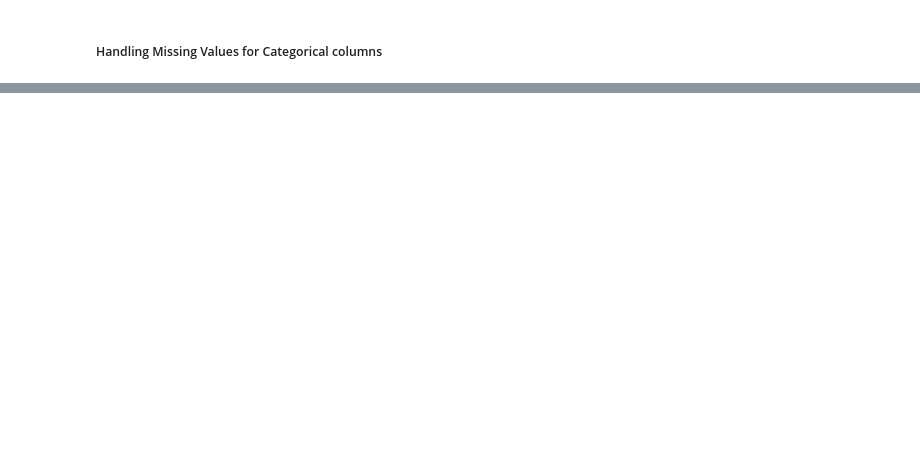
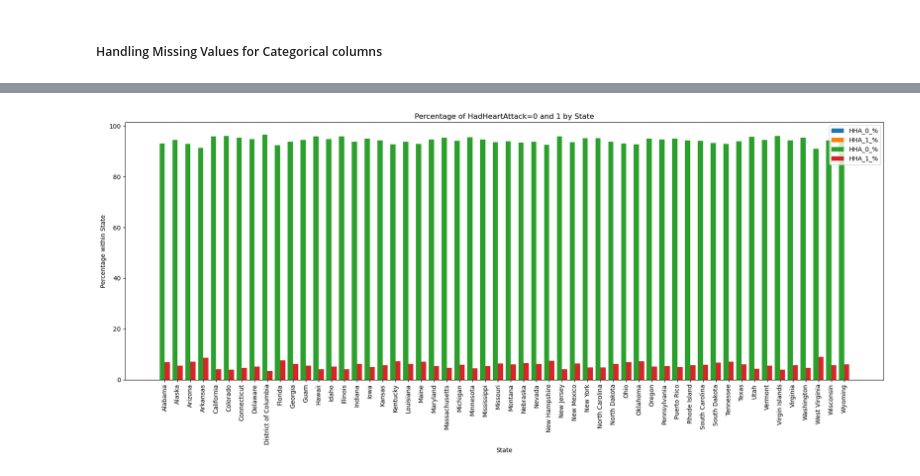
Before and after one commit to makarandkeer/BerkeleyAssignments, a Jupyter notebook: capstone/heart_disease_indicators.ipynb, the cells around one changed output, grey strips where cells are left out. Cells and saved outputs as stored; diff of their text form; code cells hidden in the pictures; blank space fills up the shorter version.

```diff
--- a/capstone/heart_disease_indicators.ipynb
+++ b/capstone/heart_disease_indicators.ipynb
@@ -416,0 +482,15 @@ df_original = df.copy
+# %%
+# Create a mapping for the age categories sorted alphabetically (excluding nan)
+age_categories_map = {'Age 18 to 24': 0, 'Age 25 to 29': 1, 'Age 30 to 34': 2, 'Age 35 to 39': 3, 'Age 40 to 44': 4, 'Age 45 to 49': 5, 'Age 50 to 54': 6, 'Age 55 to 59': 7, 'Age 60 to 64': 8, 'Age 65 to 69': 9, 'Age 70 to 74': 10, 'Age 75 to 79': 11, 'Age 80 or older': 12}
+
+df['AgeCategoryMap'] = df['AgeCategory'].map(age_categories_map)
+
+df = df.dropna(subset=['AgeCategoryMap'])
+
+df = df.drop(columns=['AgeCategory'])
+
+
+# Percentage of null values in each column
+nan_percent = df.isna().mean().mul(100).to_frame('NaN %')
+
+nan_percent.sort_values(by='NaN %', ascending=False)
@@ -468,0 +550,76 @@ null_df.sort_values(by="Null %", ascending=False)
+# %%
+# grouped = df.groupby(['State', 'HadHeartAttack'])
+
+# print(grouped.size().unstack())
+
+# print(df.groupby('State')['HadHeartAttack'].mean() * 100)
+
+# Calculate total records per State
+state_counts = df['State'].value_counts().sort_index()
+
+
+
+# Calculate counts of HadHeartAttack=0 and 1 per State
+ha_counts = df.groupby(['State', 'HadHeartAttack']).size().unstack(fill_value=0)
+
+# Calculate percentage of total records per State (relative to all records)
+total_records = len(df)
+state_percent = (state_counts / total_records * 100).round(2)
+
+# Calculate percentage of HadHeartAttack=0 and 1 within each State
+ha_percent = (ha_counts.div(ha_counts.sum(axis=1), axis=0) * 100).round(2)
+ha_percent.columns = ['HHA_0_%', 'HHA_1_%']
+
+# Combine into a single DataFrame for display
+summary = pd.DataFrame({
+    'TotalRecords': state_counts,
+    'State_%': state_percent,
+    'HHA_0_Count': ha_counts[0],
+    'HHA_1_Count': ha_counts[1],
+    'HHA_0_%': ha_percent['HHA_0_%'],
+    'HHA_1_%': ha_percent['HHA_1_%']
+})
+
+# print(summary)
+
+import matplotlib.pyplot as plt
+
+# Plot HHA_0_% and HHA_1_% as grouped bars for each State
+fig, ax = plt.subplots(figsize=(18, 8))
+
+x = summary.index
+bar_width = 0.4
+bar1 = ax.bar(x, summary['HHA_0_%'], width=bar_width, label='HHA_0_%')
+bar2 = ax.bar(x, summary['HHA_1_%'], width=bar_width, bottom=summary['HHA_0_%']*0, label='HHA_1_%', align='edge')
+
+# To make grouped bars, shift the bars
+bar1 = ax.bar(x, summary['HHA_0_%'], width=bar_width, label='HHA_0_%', align='center')
+bar2 = ax.bar([i + bar_width for i in range(len(x))], summary['HHA_1_%'], width=bar_width, label='HHA_1_%', align='center')
+
+ax.set_xticks([i + bar_width/2 for i in range(len(x))])
+ax.set_xticklabels(x, rotation=90)
+ax.set_xlabel('State')
+ax.set_ylabel('Percentage within State')
+ax.set_title('Percentage of HadHeartAttack=0 and 1 by State')
+ax.legend()
+plt.tight_layout()
+plt.show()
+
+
+
+# df.groupby(['State', 'HadHeartAttack']).size().unstack()
+
+
+# # Get counts per State and HadHeartAttack
+# state_ha_counts = df.groupby(['State', 'HadHeartAttack']).size().unstack(fill_value=0)
+
+# # Plot bar chart
+# ax = state_ha_counts.plot(kind='bar', stacked=False, figsize=(18, 10))
+# plt.title('Number of Records per State by HadHeartAttack')
+# plt.xlabel('State')
+# plt.ylabel('Number of Records')
+# plt.legend(title='HadHeartAttack', labels=['No', 'Yes'])
+# plt.tight_layout()
+# plt.show()
+# %% [output]
+[figure, added]
```
Also changed, not shown: parts of 24 cells of this notebook, 1 other file.
